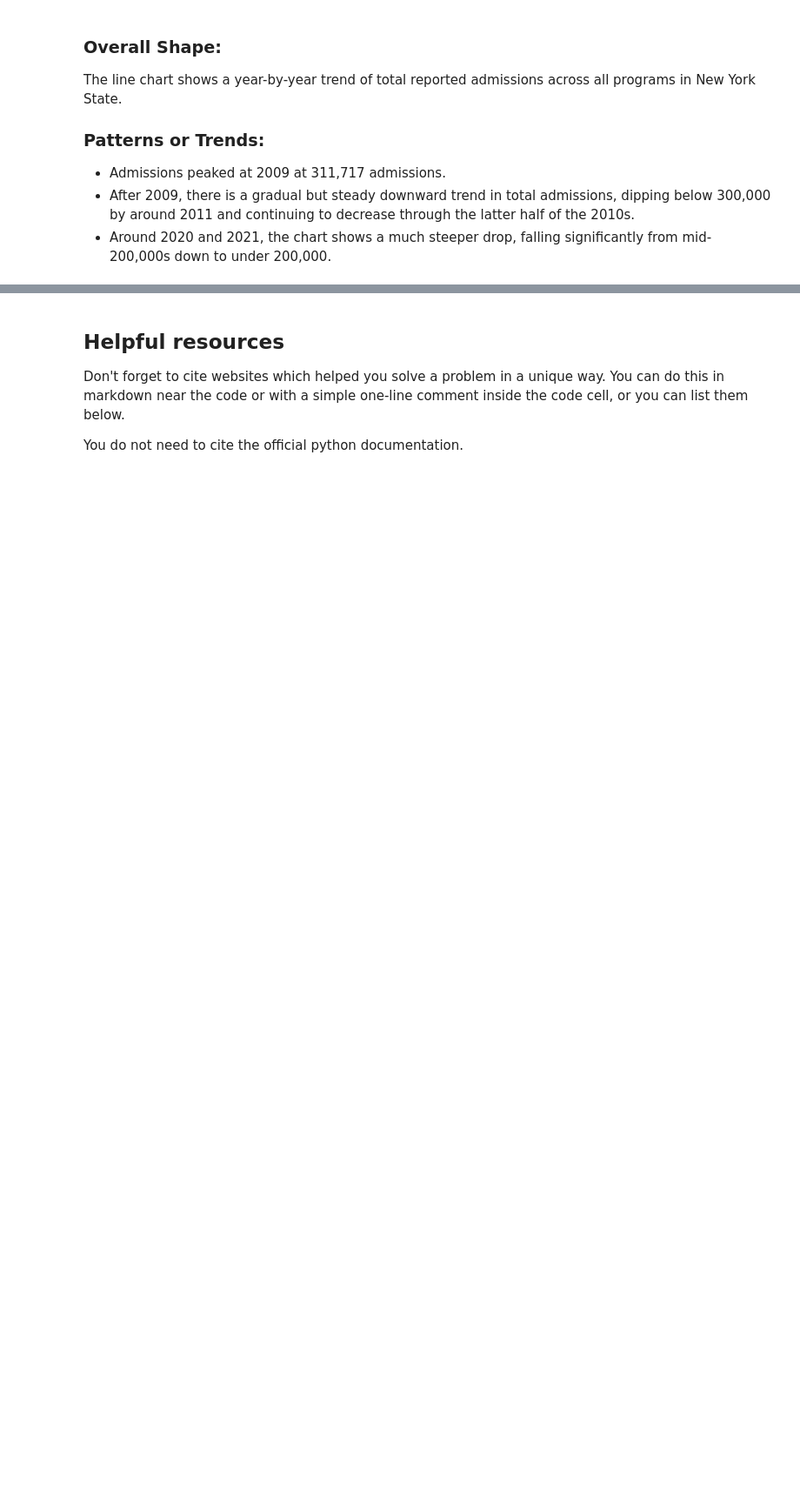
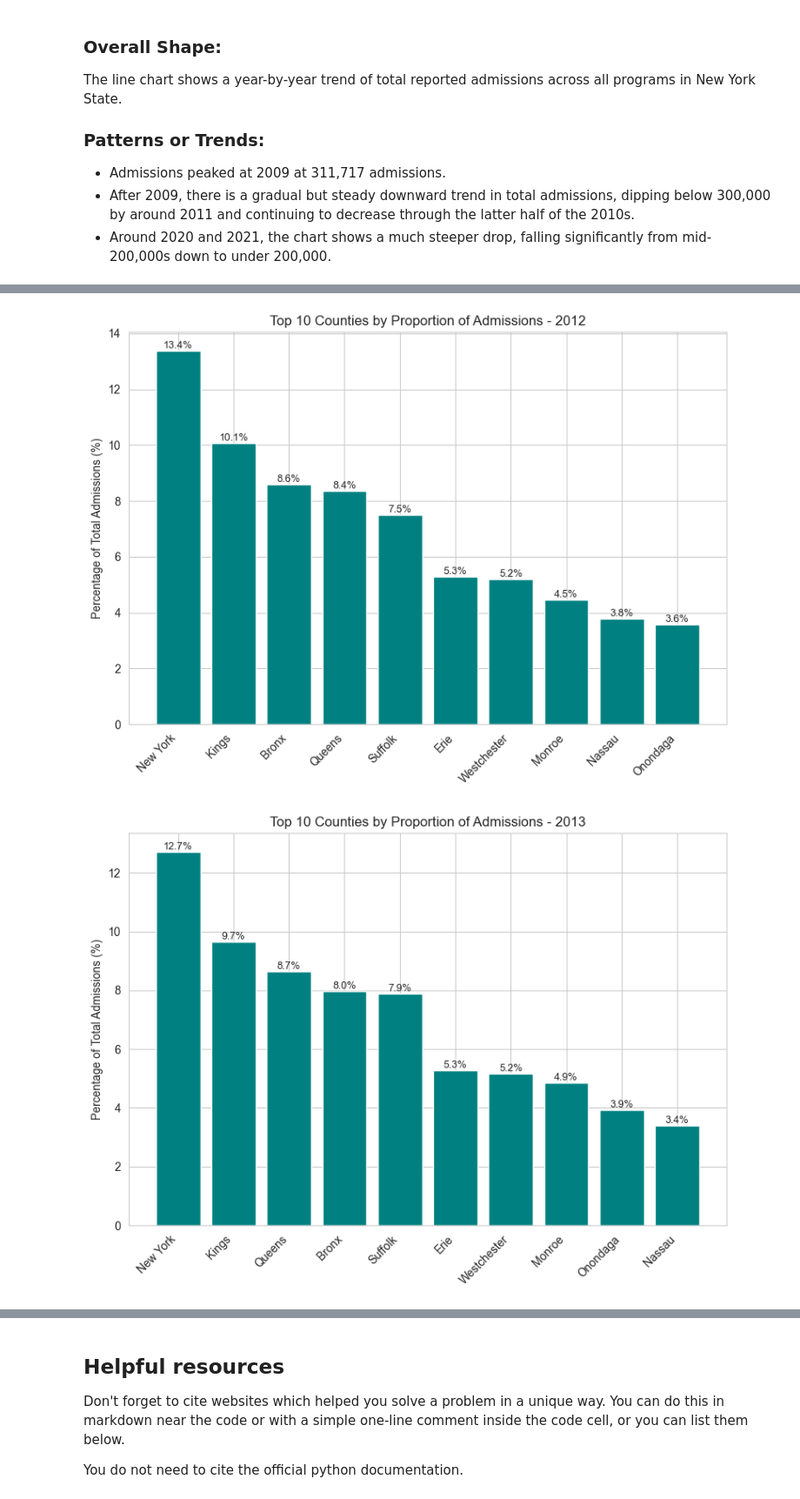
Before and after one commit to DavidYu75/ds3000-assignments, a Jupyter notebook: DS3000.A4.David.Yu.ipynb, the cells around one changed output, grey strips where cells are left out. Shown at 87% size. Drawn from its saved outputs; the diff is of its cells as text; code cells hidden in the pictures; blank space fills up the shorter version.

```diff
--- a/DS3000.A4.David.Yu.ipynb
+++ b/DS3000.A4.David.Yu.ipynb
@@ -261,0 +267,40 @@ The line chart shows a year-by-year trend of total reported admissions across al
+# %%
+def annualAdmissionsByCounty(df, year):
+    """
+    Filters the dataset for the specified year, calculates the proportion of
+    admissions for each county, and displays the Top 10 counties in a bar chart.
+    """
+    df_year = df[df['Year'] == year]
+
+    county_sums = df_year.groupby('County of Program Location')['Admissions'].sum()
+
+    total_admissions = county_sums.sum()
+    county_proportions = (county_sums / total_admissions) * 100
+
+    top10 = county_proportions.sort_values(ascending=False).head(10)
+
+    plt.figure(figsize=(8, 6))
+    bars = plt.bar(top10.index, top10.values, color='teal')
+    plt.title(f"Top 10 Counties by Proportion of Admissions - {year}")
+    plt.ylabel("Percentage of Total Admissions (%)")
+    plt.xticks(rotation=45, ha='right')
+
+    for bar in bars:
+        height = bar.get_height()
+        plt.text(
+            bar.get_x() + bar.get_width()/2,
+            height,
+            f"{height:.1f}%",
+            ha='center',
+            va='bottom',
+            fontsize=9
+        )
+
+    plt.tight_layout()
+    plt.show()
+# %%
+for y in range(2012, 2022):
+    annualAdmissionsByCounty(df, y)
+# %% [output]
+[figure, added]
+[figure, added]
```
Also changed, not shown: parts of 5 cells of this notebook.
